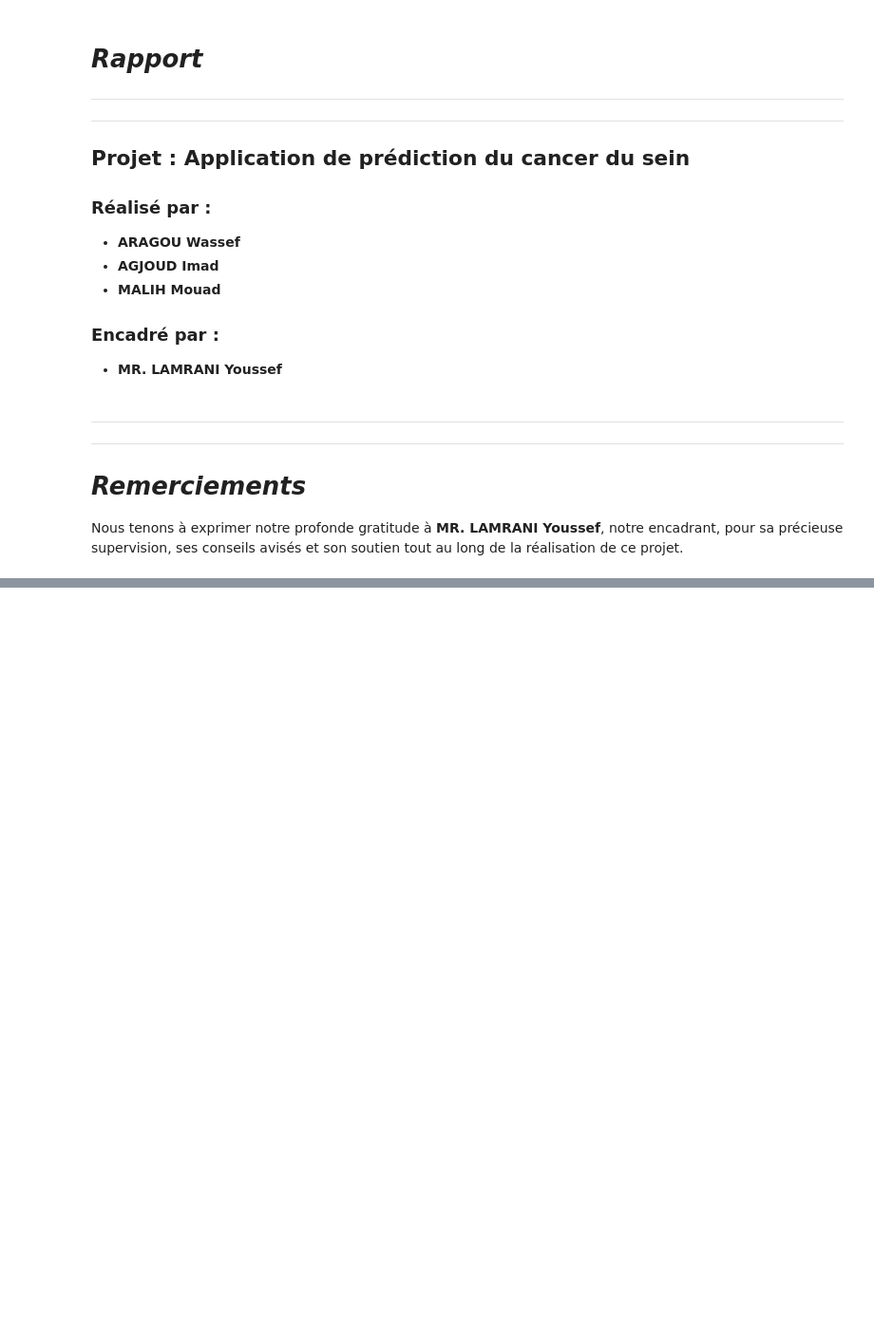
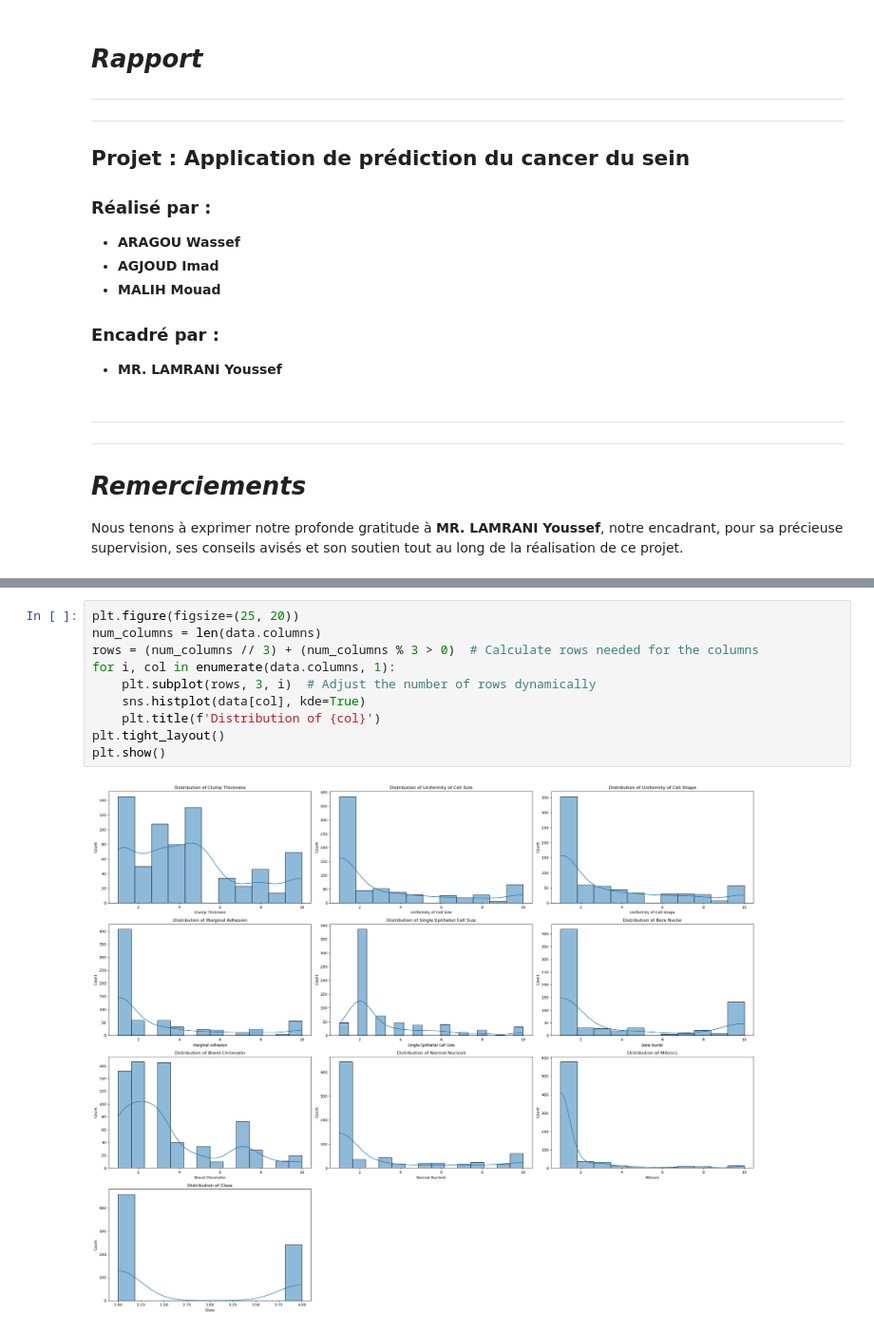
Before and after one commit to Sheris-Milly/Cancer_Predection_App, a Jupyter notebook: Rapport.ipynb, the cells around one changed output, grey strips where cells are left out. Shown at 95% size. Cells and saved outputs as stored; diff of their text form; blank space fills up the shorter version.

```diff
--- a/Rapport.ipynb
+++ b/Rapport.ipynb
@@ -87,0 +368,12 @@ La méthodologie adoptée dans ce projet repose sur plusieurs étapes clés qui
+# %%
+plt.figure(figsize=(25, 20))
+num_columns = len(data.columns)
+rows = (num_columns // 3) + (num_columns % 3 > 0)  # Calculate rows needed for the columns
+for i, col in enumerate(data.columns, 1):
+    plt.subplot(rows, 3, i)  # Adjust the number of rows dynamically
+    sns.histplot(data[col], kde=True)
+    plt.title(f'Distribution of {col}')
+plt.tight_layout()
+plt.show()
+# %% [output]
+[figure, added]
```
Also changed, not shown: parts of 33 cells of this notebook.
